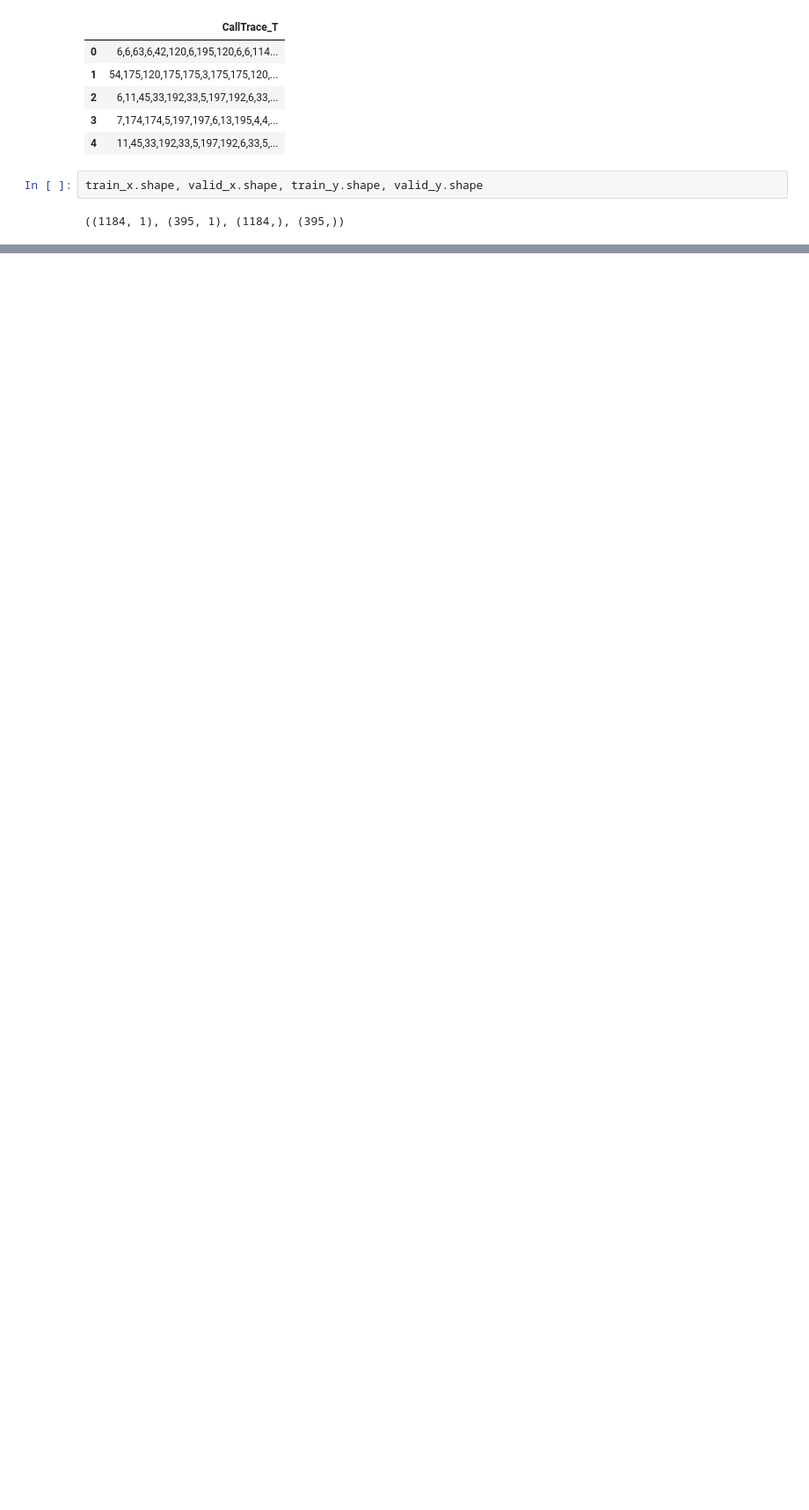
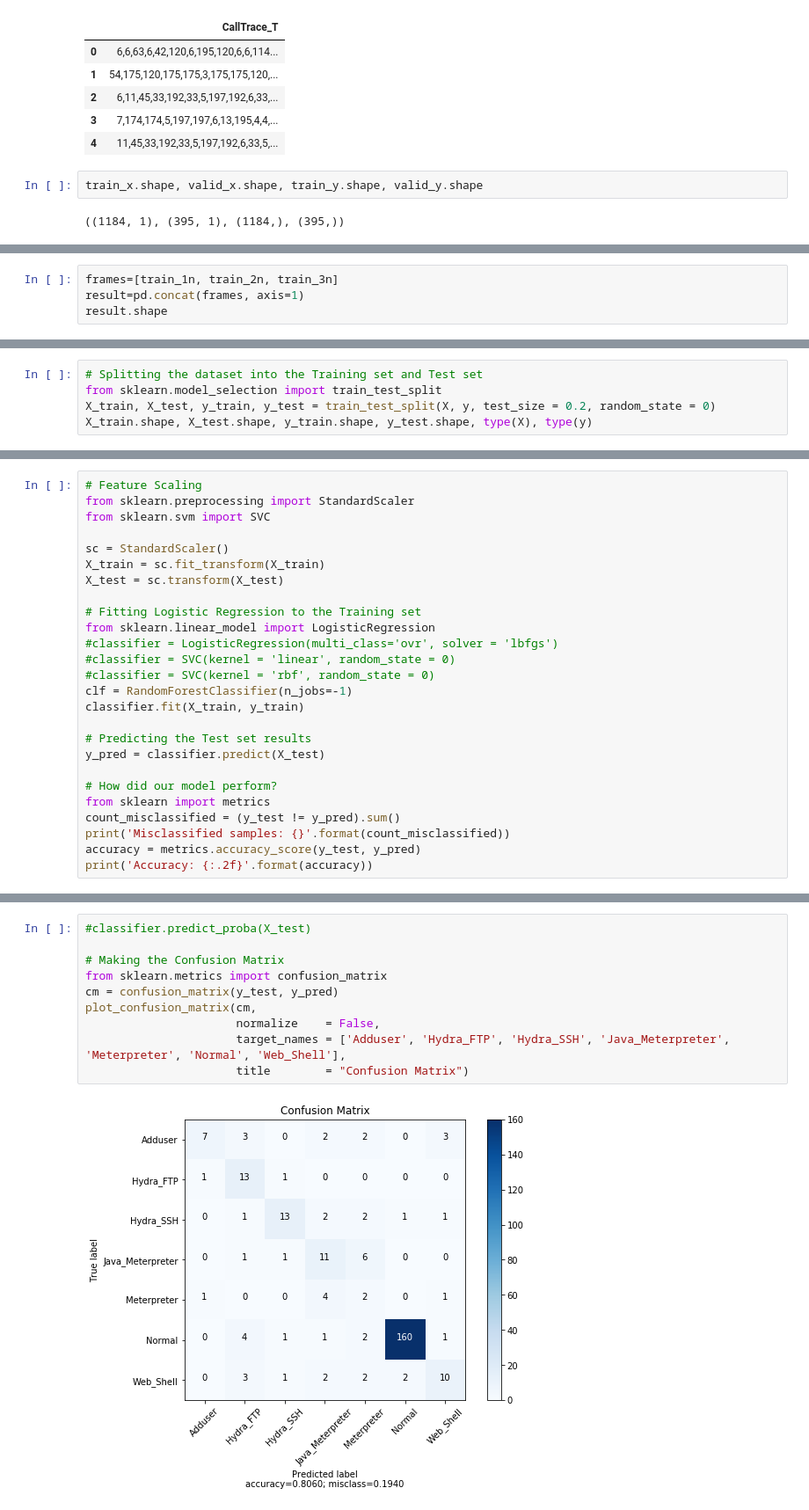
Before and after one commit to yusufarslanpolat/Springboard, a Jupyter notebook: Capstone-2/systemcall-anomaly-detection/logreg_on_adfa_ld.ipynb, the cells around one changed output, grey strips where cells are left out. Shown at 88% size. Cells and saved outputs as stored; diff of their text form; blank space fills up the shorter version.

```diff
--- a/Capstone-2/systemcall-anomaly-detection/logreg_on_adfa_ld.ipynb
+++ b/Capstone-2/systemcall-anomaly-detection/logreg_on_adfa_ld.ipynb
@@ -736,0 +830,4 @@ ValueError: Found input variables with inconsistent numbers of samples: [1, 1184
+# %%
+frames=[train_1n, train_2n, train_3n]
+result=pd.concat(frames, axis=1)
+result.shape
@@ -736,0 +875,5 @@ ValueError: Found input variables with inconsistent numbers of samples: [1, 1184
+# %%
+# Splitting the dataset into the Training set and Test set
+from sklearn.model_selection import train_test_split
+X_train, X_test, y_train, y_test = train_test_split(X, y, test_size = 0.2, random_state = 0)
+X_train.shape, X_test.shape, y_train.shape, y_test.shape, type(X), type(y)
@@ -736,0 +882,26 @@ ValueError: Found input variables with inconsistent numbers of samples: [1, 1184
+# %%
+# Feature Scaling
+from sklearn.preprocessing import StandardScaler
+from sklearn.svm import SVC
+
+sc = StandardScaler()
+X_train = sc.fit_transform(X_train)
+X_test = sc.transform(X_test)
+
+# Fitting Logistic Regression to the Training set
+from sklearn.linear_model import LogisticRegression
+#classifier = LogisticRegression(multi_class='ovr', solver = 'lbfgs')
+#classifier = SVC(kernel = 'linear', random_state = 0)
+#classifier = SVC(kernel = 'rbf', random_state = 0)
+clf = RandomForestClassifier(n_jobs=-1)
+classifier.fit(X_train, y_train)
+
+# Predicting the Test set results
+y_pred = classifier.predict(X_test)
+
+# How did our model perform?
+from sklearn import metrics
+count_misclassified = (y_test != y_pred).sum()
+print('Misclassified samples: {}'.format(count_misclassified))
+accuracy = metrics.accuracy_score(y_test, y_pred)
+print('Accuracy: {:.2f}'.format(accuracy))
@@ -736,0 +911,12 @@ ValueError: Found input variables with inconsistent numbers of samples: [1, 1184
+# %%
+#classifier.predict_proba(X_test)
+
+# Making the Confusion Matrix
+from sklearn.metrics import confusion_matrix
+cm = confusion_matrix(y_test, y_pred)
+plot_confusion_matrix(cm,
+                      normalize    = False,
+                      target_names = ['Adduser', 'Hydra_FTP', 'Hydra_SSH', 'Java_Meterpreter', 'Meterpreter', 'Normal', 'Web_Shell'],
+                      title        = "Confusion Matrix")
+# %% [output]
+[figure, added]
```
Also changed, not shown: parts of 47 cells of this notebook, 1 other file.
